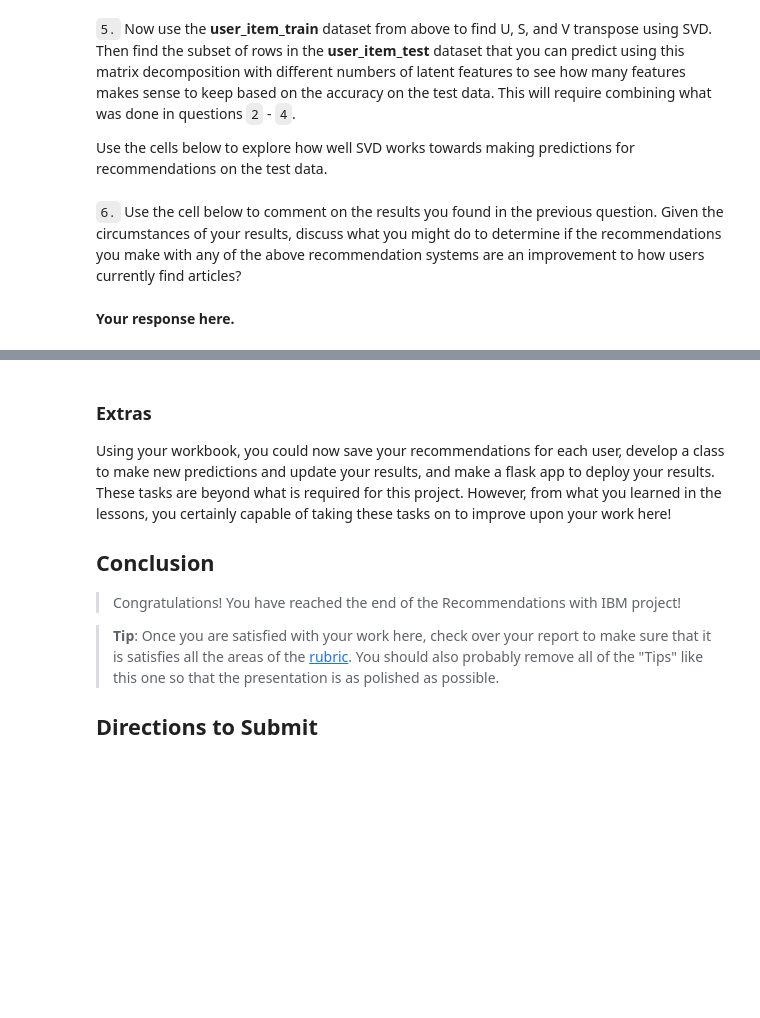
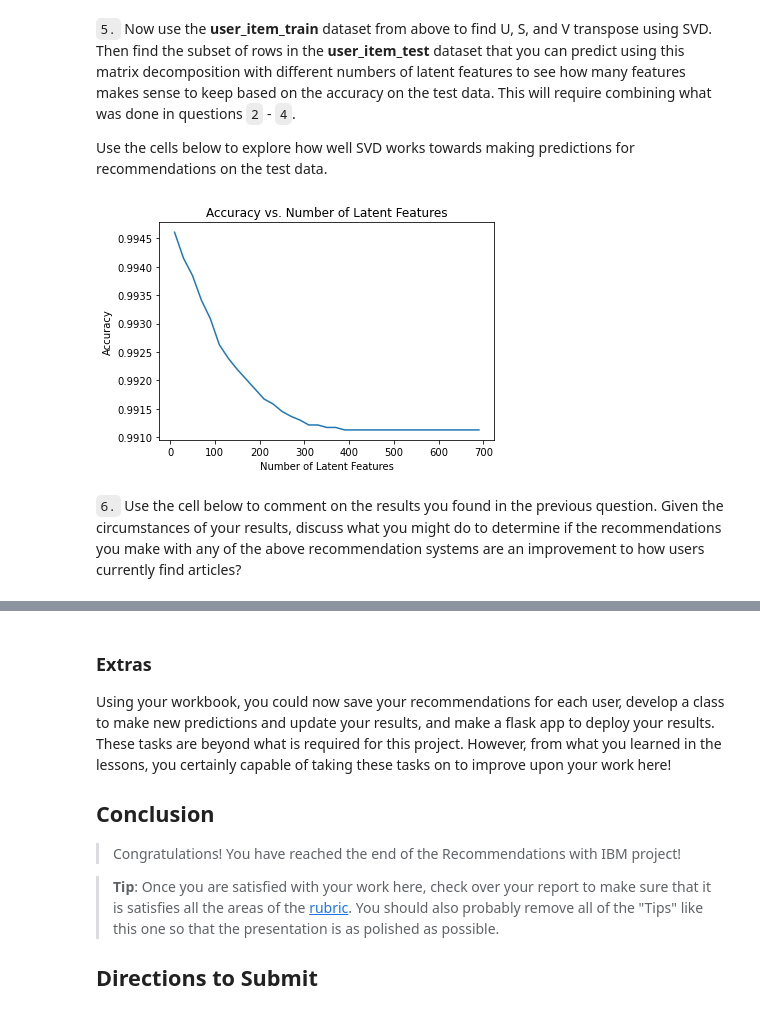
Before and after one commit to yougun-han/Recommendations-with-IBM, a Jupyter notebook: Recommendations_with_IBM.ipynb, the cells around one changed output, grey strips where cells are left out. Cells and saved outputs as stored; diff of their text form; code cells hidden in the pictures; blank space fills up the shorter version.

```diff
--- a/Recommendations_with_IBM.ipynb
+++ b/Recommendations_with_IBM.ipynb
@@ -801,4 +889,5 @@ t.sol_4_test(sol_4_dict)
 Use the cells below to explore how well SVD works towards making predictions for recommendations on the test data.
 # %%
 # fit SVD on the user_item_train matrix
-u_train, s_train, vt_train = # fit svd similar to above then use the cells below
+# fit svd similar to above then use the cells below
+u_train, s_train, vt_train = np.linalg.svd(user_item_train)
@@ -808,4 +894,39 @@ u_train, s_train, vt_train = # fit svd similar to above then use the cells below
+# %%
+# Find common users and articles
+common_users = set(user_item_train.index).intersection(set(user_item_test.index))
+common_article = set(user_item_train.columns).intersection(set(user_item_test.columns))#
+# %%
+# create u only for common user and vt for common articles
+common_u = u_train[np.where(user_item_train.index.isin(common_users))[0],:]
+common_vt = vt_train[:,np.where(user_item_train.columns.isin(common_article))[0]]
+# %%
+# Extract the predictable portion in the test data
+user_item_test_predictable = user_item_test[user_item_test.index.isin(common_users)]
+# %%
+# Use these cells to see how well you can use the training
+# decomposition to predict on test data
+num_latent_feats = np.arange(10,700+10,20)
+sum_errs = []
+
+for k in num_latent_feats:
+    # restructure with k latent features
+    s_new, u_new, vt_new = np.diag(s_train[:k]), common_u[:,:k], common_vt[:k, :]
+
+    # take dot product
+    user_item_est = np.around(np.dot(np.dot(u_new, s_new), vt_new))
+
+    # compute error for each prediction to actual value
+    diffs = np.subtract(user_item_test_predictable, user_item_est)
+
+    # total errors and keep track of them
+    err = np.sum(np.sum(np.abs(diffs)))
+    sum_errs.append(err)
+
+plt.plot(num_latent_feats, 1 - np.array(sum_errs)/df.shape[0]);
+plt.xlabel('Number of Latent Features');
+plt.ylabel('Accuracy');
+plt.title('Accuracy vs. Number of Latent Features');
+# %% [output]
+[figure, added]
 # %% [markdown]
 `6.` Use the cell below to comment on the results you found in the previous question. Given the circumstances of your results, discuss what you might do to determine if the recommendations you make with any of the above recommendation systems are an improvement to how users currently find articles?
-# %% [markdown]
-**Your response here.**
```
Also changed, not shown: parts of 34 cells of this notebook, 1 other file.
